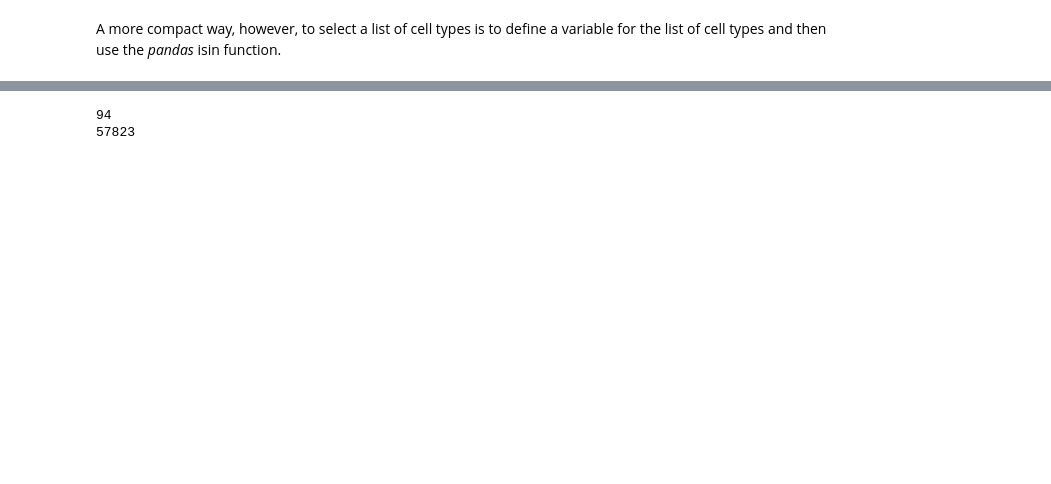
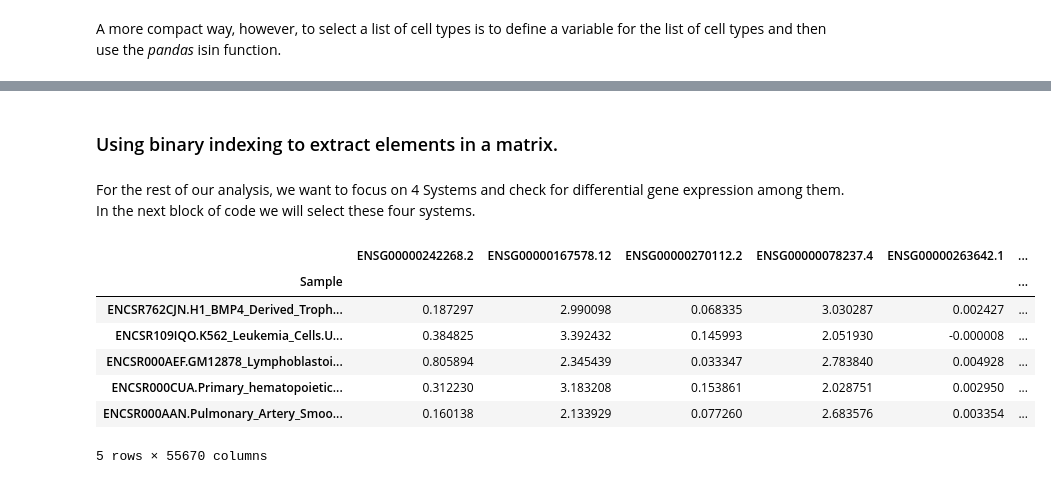
Before and after one commit to CArellG/humbio51, a Jupyter notebook: class_07_RNAseq_quantification_variation/7-RNAseq quantification variation.ipynb, the cells around one changed output, grey strips where cells are left out. Drawn from its saved outputs; the diff is of its cells as text; code cells hidden in the pictures; blank space fills up the shorter version.

```diff
--- a/class_07_RNAseq_quantification_variation/7-RNAseq quantification variation.ipynb
+++ b/class_07_RNAseq_quantification_variation/7-RNAseq quantification variation.ipynb
@@ -376,14 +276,18 @@ merged_df.head()
+# %% [markdown]
+###  Using binary indexing to extract elements in a matrix. <a name='BinaryIndex' />
+# %% [markdown]
+For the rest of our analysis, we want to focus on 4 Systems and check for differential gene expression among them. In the next block of code we will select these four systems.
 # %%
-# We will focus our analysis on 5 of the anatomical structures and check for differential gene expression among them.
-
-
 #Pick out the samples in the merged dataframe that contain the samples from the systems of interest
 systems_subset=["Blood","Embryonic","Immune","Respiratory"]
-rnaseq_data_subset=merged_df.loc[merged_df['System'].isin(systems_subset)]
-
-#Check row & column numbers in rnaseq_data_subset
-print(rnaseq_data_subset.shape[0])#prints number of rows -- this is the gene axis
-print(rnaseq_data_subset.shape[1])#prints number of columns
+rnaseq_data_subset=merged_rnaseq_metadata.loc[merged_rnaseq_metadata['System'].isin(systems_subset)]
+rnaseq_data_subset.head()
 # %% [output]
+|  | ENSG00000242268.2 | ENSG00000167578.12 | ENSG00000270112.2 | ENSG00000078237.4 | ENSG00000263642.1 | ... |
+| Sample |  |  |  |  |  | ... |
+| ENCSR762CJN.H1_BMP4_Derived_Troph... | 0.187297 | 2.990098 | 0.068335 | 3.030287 | 0.002427 | ... |
+| ENCSR109IQO.K562_Leukemia_Cells.U... | 0.384825 | 3.392432 | 0.145993 | 2.051930 | -0.000008 | ... |
+| ENCSR000AEF.GM12878_Lymphoblastoi... | 0.805894 | 2.345439 | 0.033347 | 2.783840 | 0.004928 | ... |
+| ENCSR000CUA.Primary_hematopoietic... | 0.312230 | 3.183208 | 0.153861 | 2.028751 | 0.002950 | ... |
+| ENCSR000AAN.Pulmonary_Artery_Smoo... | 0.160138 | 2.133929 | 0.077260 | 2.683576 | 0.003354 | ... |
-94
-57823
+5 rows × 55670 columns
```
Also changed, not shown: parts of 49 cells of this notebook, 18 other files.
